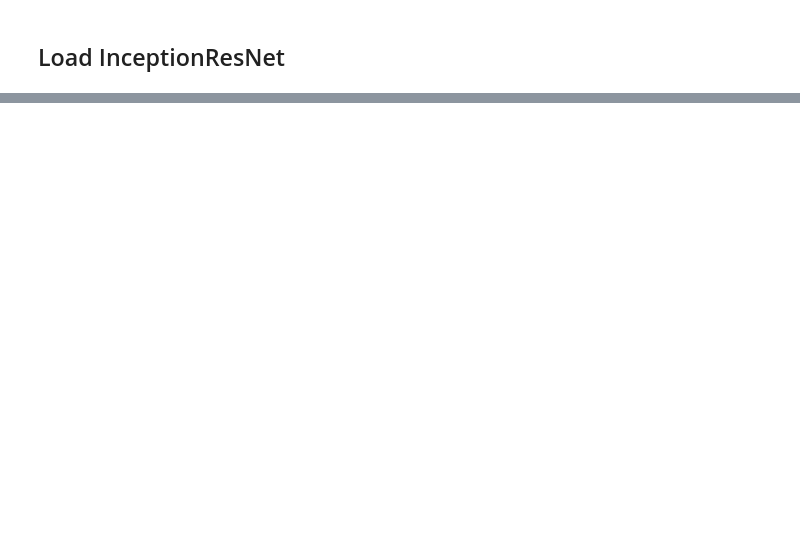
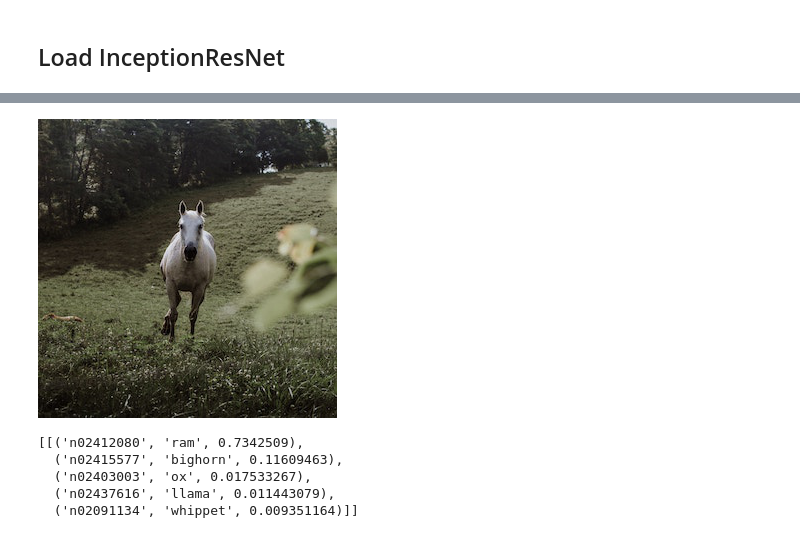
Before and after one commit to ianmeinert/udemy_python_ds_ml_bootcamp, a Jupyter notebook: section_9/09 Neural Networks.ipynb, the cells around one changed output, grey strips where cells are left out. Saved outputs shown, nothing was run; the diff lists cells and outputs as text; code cells hidden in the pictures; blank space fills up the shorter version.

```diff
--- a/section_9/09 Neural Networks.ipynb
+++ b/section_9/09 Neural Networks.ipynb
@@ -41,0 +112,6 @@ with inception_model.as_default():
+# %%
+data = format_img_vgg19('04 Horse.jpg')
+pred = vgg19_model.predict(data)
+display(load_img('04 Horse.jpg'))
+decode_predictions_vgg19(pred)
+# %% [output]
@@ -41,0 +119,6 @@ with inception_model.as_default():
+[figure, added]
+[[('n02412080', 'ram', 0.7342509),
+  ('n02415577', 'bighorn', 0.11609463),
+  ('n02403003', 'ox', 0.017533267),
+  ('n02437616', 'llama', 0.011443079),
+  ('n02091134', 'whippet', 0.009351164)]]
```
Also changed, not shown: parts of 18 cells of this notebook.
